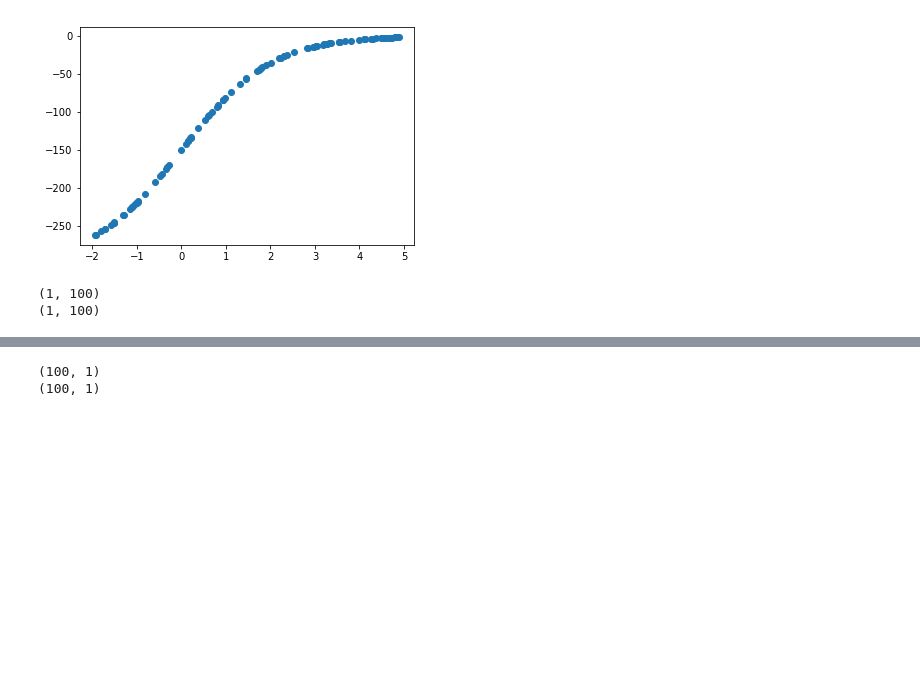
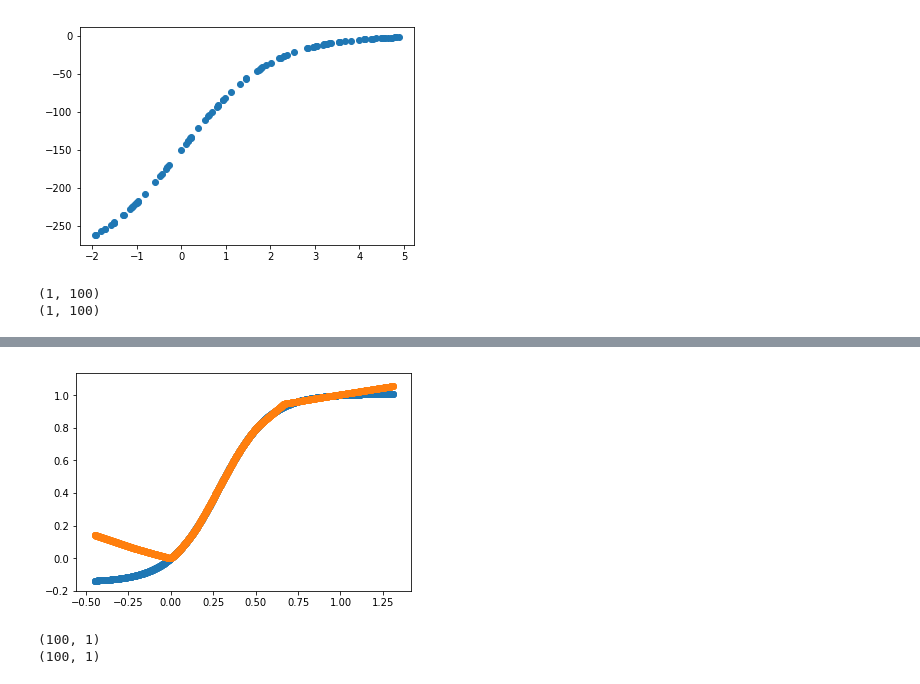
Before and after one commit to sowiks2711/NNVisualiser, a Jupyter notebook: data_analysis/projekt1/regression.ipynb, the cells around one changed output, grey strips where cells are left out. Cells and saved outputs as stored; diff of their text form; code cells hidden in the pictures; blank space fills up the shorter version.

```diff
--- a/data_analysis/projekt1/regression.ipynb
+++ b/data_analysis/projekt1/regression.ipynb
@@ -90,3 +94,11 @@ plt.show()
+# %%
+yt = model.predict(Xt_scaled)
+plt.autoscale(enable=True, axis='both', tight=None)
+plt.scatter(Xt_scaled, Yt_scaled)
+plt.scatter(Xt_scaled, yt)
+plt.show()
+# %% [output]
+[figure, added]
 # %%
 # define base model
 def baseline_model():
```
Also changed, not shown: parts of 7 cells of this notebook, 16 other files.
